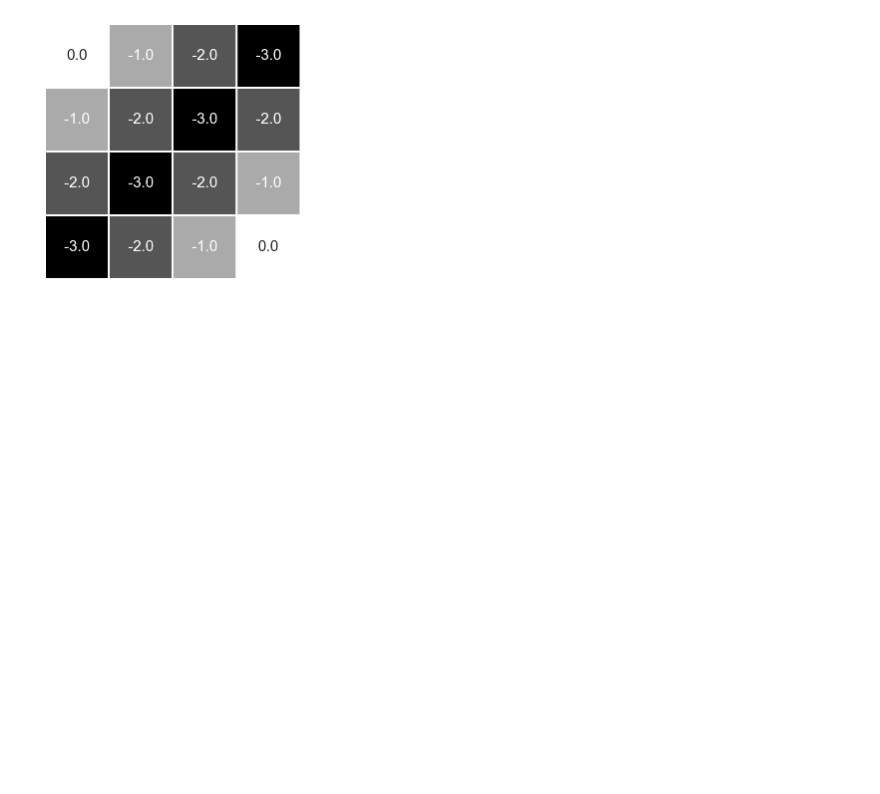
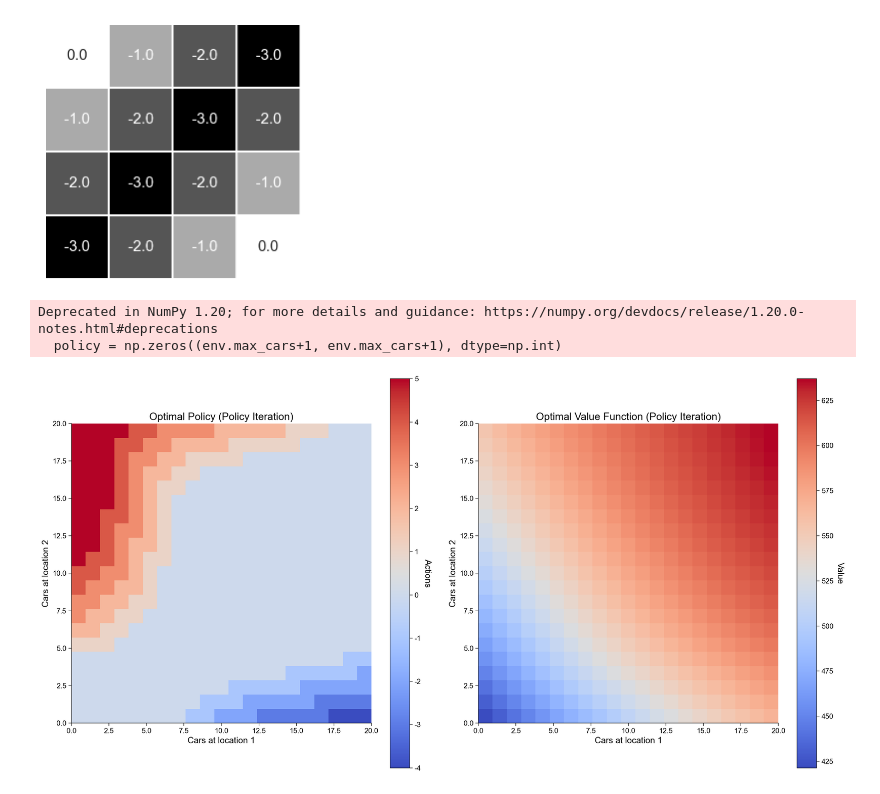
Before and after one commit to Yu-AngCheng/JC, a Jupyter notebook: Reinforcement Learning An Introduction/Ch3.ipynb, the cells around one changed output. Cells and saved outputs as stored; diff of their text form; code cells hidden in the pictures; blank space fills up the shorter version.

```diff
--- a/Reinforcement Learning An Introduction/Ch3.ipynb
+++ b/Reinforcement Learning An Introduction/Ch3.ipynb
@@ -141,0 +252,36 @@ plt.show()
+# %%
+values = np.zeros((env.max_cars+1, env.max_cars+1))
+policy = np.zeros((env.max_cars+1, env.max_cars+1), dtype=np.int)
+while True:
+    # Policy evaluation
+    while True:
+        delta = 0
+        for s in [(car_loc1, car_loc2) for car_loc1 in range(env.max_cars+1) for car_loc2 in range(env.max_cars+1)]:
+            v = values[s]
+            a = policy[s]
+            values[s] = env.value_update(s, a, values)
+            delta = max(delta, abs(v - values[s]))
+        if delta < 1e-4:
+            break
+
+    # Policy improvement
+    policy_stable = True
+    for s in [(car_loc1, car_loc2) for car_loc1 in range(env.max_cars+1) for car_loc2 in range(env.max_cars+1)]:
+        old_action = policy[s]
+        state_values = []
+        actions_valid = [a for a in range(max(-s[1], -env.max_move), min(s[0], env.max_move) + 1)]
+        for a in actions_valid:
+            state_value = env.value_update(s, a, values)
+            state_values.append(state_value)
+        new_action = actions_valid[np.argmax(state_values)]
+        if old_action != new_action:
+            policy_stable = False
+        policy[s] = new_action
+
+    if policy_stable:
+        break
+plot_policy_and_value(policy, values, policy_title='Optimal Policy (Policy Iteration)', value_title='Optimal Value Function (Policy Iteration)')
+# %% [output]
+Deprecated in NumPy 1.20; for more details and guidance: https://numpy.org/devdocs/release/1.20.0-notes.html#deprecations
+  policy = np.zeros((env.max_cars+1, env.max_cars+1), dtype=np.int)
+[figure, added]
```
Also changed, not shown: parts of 8 cells of this notebook.
